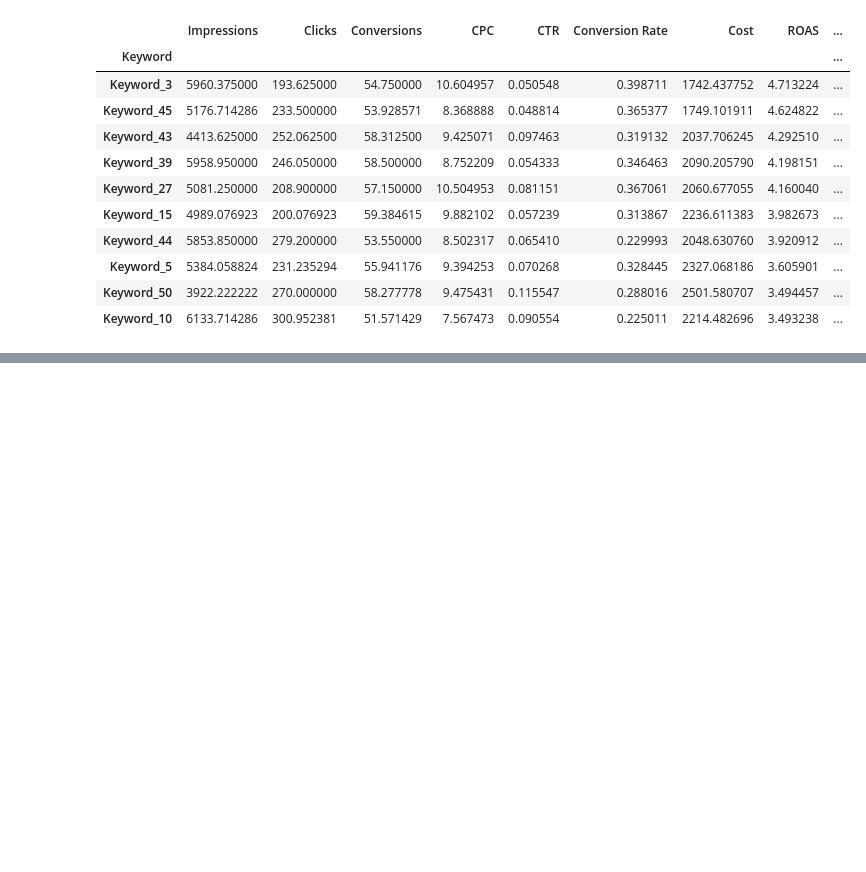
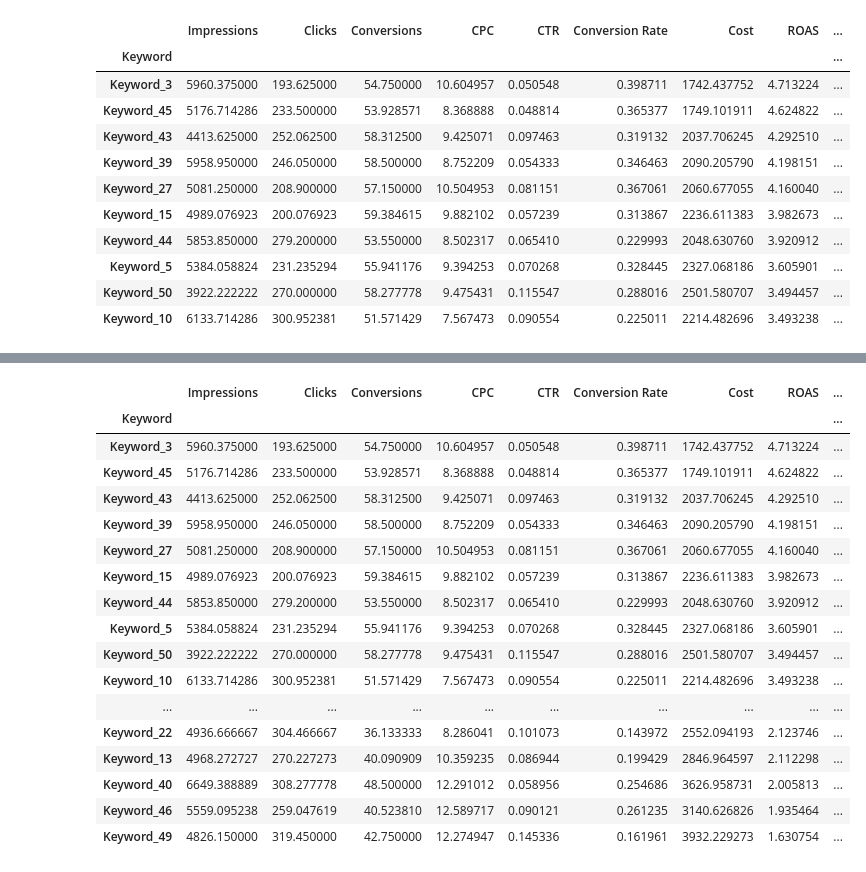
Before and after one commit to MathewLipman/Work-Samples, a Jupyter notebook: Search_Advertising_Chart_Examples.ipynb, the cells around one changed output, grey strips where cells are left out. Saved outputs shown, nothing was run; the diff lists cells and outputs as text; code cells hidden in the pictures; blank space fills up the shorter version.

```diff
--- a/Search_Advertising_Chart_Examples.ipynb
+++ b/Search_Advertising_Chart_Examples.ipynb
@@ -533,0 +598,21 @@ keyword_performance.sort_values(['ROAS', 'CTR'], ascending=[False, True]).tail(1
+# %%
+df.sort_values(['ROAS', 'CTR'], ascending=[False, True])
+# %% [output]
+|  | Impressions | Clicks | Conversions | CPC | CTR | Conversion Rate | Cost | ROAS | ... |
+| Keyword |  |  |  |  |  |  |  |  | ... |
+| Keyword_3 | 5960.375000 | 193.625000 | 54.750000 | 10.604957 | 0.050548 | 0.398711 | 1742.437752 | 4.713224 | ... |
+| Keyword_45 | 5176.714286 | 233.500000 | 53.928571 | 8.368888 | 0.048814 | 0.365377 | 1749.101911 | 4.624822 | ... |
+| Keyword_43 | 4413.625000 | 252.062500 | 58.312500 | 9.425071 | 0.097463 | 0.319132 | 2037.706245 | 4.292510 | ... |
+| Keyword_39 | 5958.950000 | 246.050000 | 58.500000 | 8.752209 | 0.054333 | 0.346463 | 2090.205790 | 4.198151 | ... |
+| Keyword_27 | 5081.250000 | 208.900000 | 57.150000 | 10.504953 | 0.081151 | 0.367061 | 2060.677055 | 4.160040 | ... |
+| Keyword_15 | 4989.076923 | 200.076923 | 59.384615 | 9.882102 | 0.057239 | 0.313867 | 2236.611383 | 3.982673 | ... |
+| Keyword_44 | 5853.850000 | 279.200000 | 53.550000 | 8.502317 | 0.065410 | 0.229993 | 2048.630760 | 3.920912 | ... |
+| Keyword_5 | 5384.058824 | 231.235294 | 55.941176 | 9.394253 | 0.070268 | 0.328445 | 2327.068186 | 3.605901 | ... |
+| Keyword_50 | 3922.222222 | 270.000000 | 58.277778 | 9.475431 | 0.115547 | 0.288016 | 2501.580707 | 3.494457 | ... |
+| Keyword_10 | 6133.714286 | 300.952381 | 51.571429 | 7.567473 | 0.090554 | 0.225011 | 2214.482696 | 3.493238 | ... |
+| ... | ... | ... | ... | ... | ... | ... | ... | ... | ... |
+| Keyword_22 | 4936.666667 | 304.466667 | 36.133333 | 8.286041 | 0.101073 | 0.143972 | 2552.094193 | 2.123746 | ... |
+| Keyword_13 | 4968.272727 | 270.227273 | 40.090909 | 10.359235 | 0.086944 | 0.199429 | 2846.964597 | 2.112298 | ... |
+| Keyword_40 | 6649.388889 | 308.277778 | 48.500000 | 12.291012 | 0.058956 | 0.254686 | 3626.958731 | 2.005813 | ... |
+| Keyword_46 | 5559.095238 | 259.047619 | 40.523810 | 12.589717 | 0.090121 | 0.261235 | 3140.626826 | 1.935464 | ... |
+| Keyword_49 | 4826.150000 | 319.450000 | 42.750000 | 12.274947 | 0.145336 | 0.161961 | 3932.229273 | 1.630754 | ... |
```
Also changed, not shown: parts of 3 cells of this notebook.
